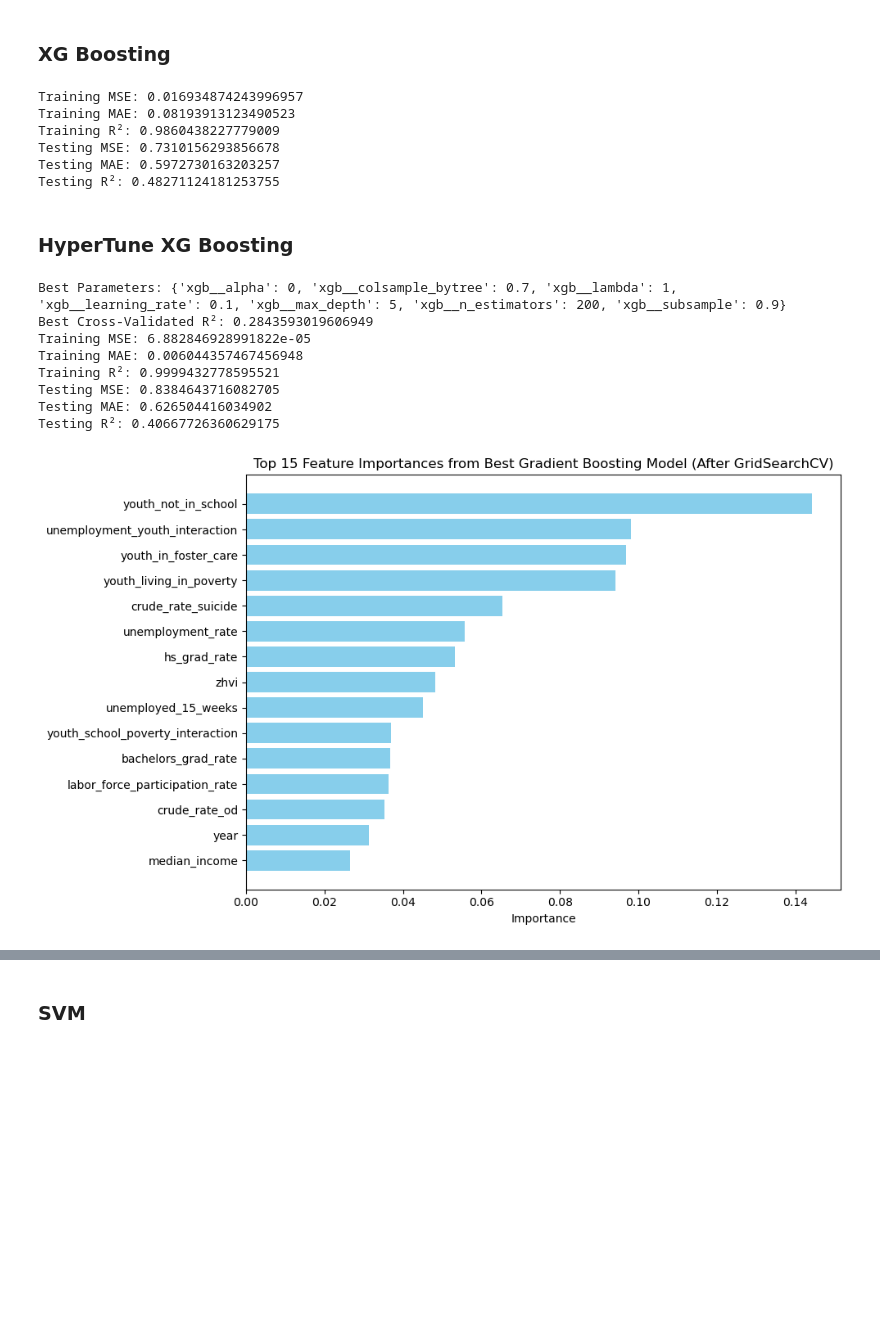
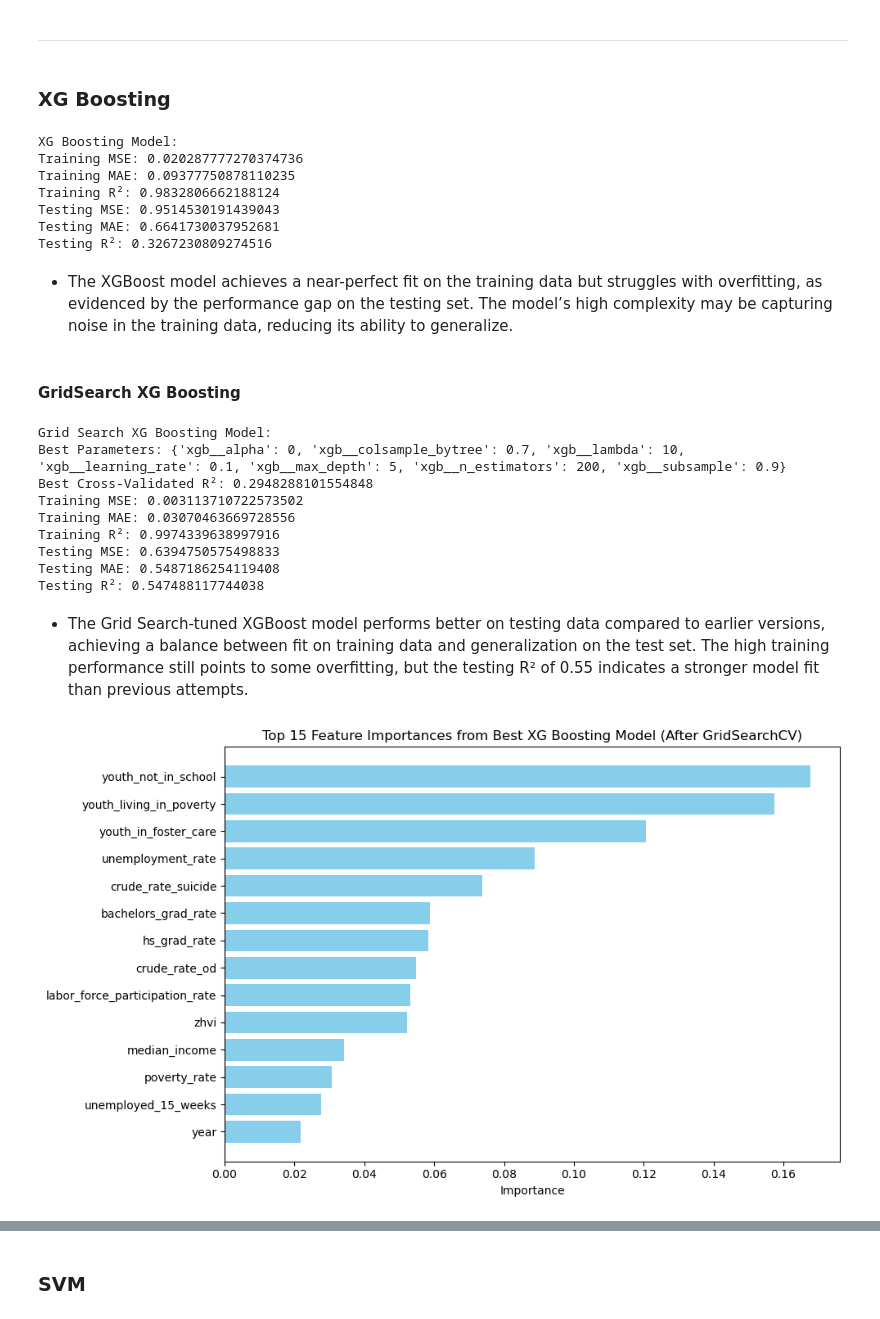
Before and after one commit to lpm24/youth_crime_group_project, a Jupyter notebook: code/saima.ipynb, the cells around one changed output, grey strips where cells are left out. Cells and saved outputs as stored; diff of their text form; code cells hidden in the pictures; blank space fills up the shorter version.

Commit message:
final models

```diff
--- a/code/saima.ipynb
+++ b/code/saima.ipynb
@@ -18,6 +28,6 @@ from sklearn.ensemble import StackingRegressor
 # %%
-#data = pd.read_csv('../data/data.csv')
-data= pd.read_csv('../data/data_engineered.csv')
+data = pd.read_csv('../data/data.csv')
+#data= pd.read_csv('../data/data_engineered.csv')
 data.head()
 data.shape
 # %% [output]
@@ -224,3 +241,5 @@ plt.tight_layout()
+# %% [markdown]
+------
 # %% [markdown]
 ###  XG Boosting
 # %%
@@ -250,7 +269,7 @@ mae_test= mean_absolute_error(y_test, y_test_pred)
 r2_test = r2_score(y_test, y_test_pred)
 
 
-
+print("XG Boosting Model:")
 print("Training MSE:", mse_train)
 print("Training MAE:", mae_train)
 print("Training R²:", r2_train)
@@ -258,14 +277,17 @@ print("Testing MSE:", mse_test)
 print("Testing MAE:", mae_test)
 print("Testing R²:", r2_test)
 # %% [output]
-Training MSE: 0.016934874243996957
-Training MAE: 0.08193913123490523
-Training R²: 0.9860438227779009
-Testing MSE: 0.7310156293856678
-Testing MAE: 0.5972730163203257
-Testing R²: 0.48271124181253755
+XG Boosting Model:
+Training MSE: 0.020287777270374736
+Training MAE: 0.09377750878110235
+Training R²: 0.9832806662188124
+Testing MSE: 0.9514530191439043
+Testing MAE: 0.6641730037952681
+Testing R²: 0.3267230809274516
+# %% [markdown]
+- The XGBoost model achieves a near-perfect fit on the training data but struggles with overfitting, as evidenced by the performance gap on the testing set. The model’s high complexity may be capturing noise in the training data, reducing its ability to generalize.
 # %% [markdown]
-###  HyperTune XG Boosting
+#### GridSearch XG Boosting
 # %%
 
 
@@ -314,9 +336,11 @@ test_mse = mean_squared_error(y_test, y_test_pred)
 test_mae = mean_absolute_error(y_test, y_test_pred)
 test_r2 = r2_score(y_test, y_test_pred)
 
+print("Grid Search XG Boosting Model:")
+print("Best Parameters:", best_params)
 
-print("Best Parameters:", best_params)
 print("Best Cross-Validated R²:", best_score)
+
 print("Training MSE:", train_mse)
 print("Training MAE:", train_mae)
 print("Training R²:", train_r2)
@@ -324,35 +348,38 @@ print("Testing MSE:", test_mse)
 print("Testing MAE:", test_mae)
 print("Testing R²:", test_r2)
 # %% [output]
-Best Parameters: {'xgb__alpha': 0, 'xgb__colsample_bytree': 0.7, 'xgb__lambda': 1, 'xgb__learning_rate': 0.1, 'xgb__max_depth': 5, 'xgb__n_estimators': 200, 'xgb__subsample': 0.9}
-Best Cross-Validated R²: 0.2843593019606949
-Training MSE: 6.882846928991822e-05
-Training MAE: 0.006044357467456948
-Training R²: 0.9999432778595521
-Testing MSE: 0.8384643716082705
-Testing MAE: 0.626504416034902
-Testing R²: 0.40667726360629175
+Grid Search XG Boosting Model:
+Best Parameters: {'xgb__alpha': 0, 'xgb__colsample_bytree': 0.7, 'xgb__lambda': 10, 'xgb__learning_rate': 0.1, 'xgb__max_depth': 5, 'xgb__n_estimators': 200, 'xgb__subsample': 0.9}
+Best Cross-Validated R²: 0.2948288101554848
+Training MSE: 0.003113710722573502
+Training MAE: 0.03070463669728556
+Training R²: 0.9974339638997916
+Testing MSE: 0.6394750575498833
+Testing MAE: 0.5487186254119408
+Testing R²: 0.547488117744038
+# %% [markdown]
+- The Grid Search-tuned XGBoost model performs better on testing data compared to earlier versions, achieving a balance between fit on training data and generalization on the test set. The high training performance still points to some overfitting, but the testing R² of 0.55 indicates a stronger model fit than previous attempts.
 # %%
  #Get feature importances from the best model (Gradient Boosting)
 feature_importances = best_model.named_steps['xgb'].feature_importances_
 
 # Combine feature names and their corresponding importances
 feature_importance_df = pd.DataFrame({
     'feature': X.columns,
     'importance': feature_importances
 }).sort_values(by='importance', ascending=False)
 
 # Plot the feature importances in a graph
 plt.figure(figsize=(10, 6))
 feature_importance_df.head(15)
 # Select the top 15 features for visualization
 top_features = feature_importance_df.head(15)
 plt.barh(top_features['feature'], top_features['importance'], color='skyblue')
 plt.xlabel('Importance')
-plt.title('Top 15 Feature Importances from Best Gradient Boosting Model (After GridSearchCV)')
+plt.title('Top 15 Feature Importances from Best XG Boosting Model (After GridSearchCV)')
 plt.gca().invert_yaxis()  # Invert y-axis for better readability
 
 plt.tight_layout()
 plt.show()
 # %% [output]
-[figure, old version]
+[figure, new version]
```
Also changed, not shown: parts of 36 cells of this notebook, 7 other files.
